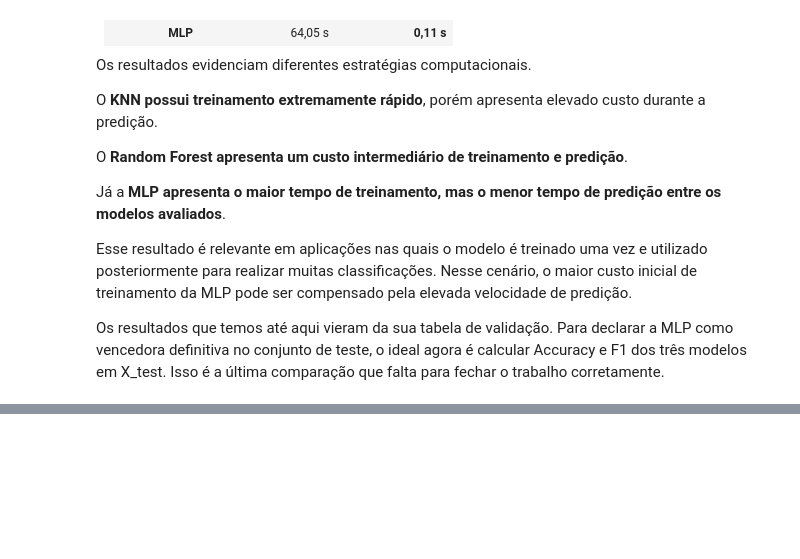
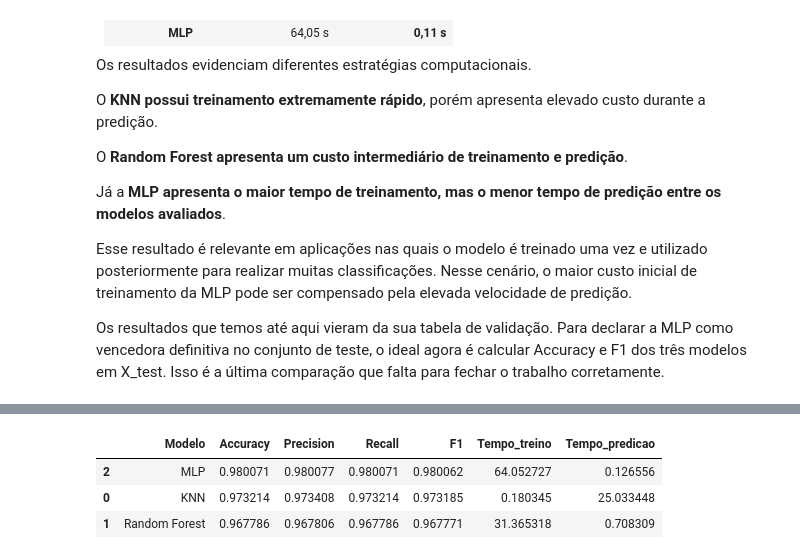
Before and after one commit to MarcioPaiano/SENAI-Miniprojeto-MNIST, a Jupyter notebook: notebook/mnist.ipynb, the cells around one changed output, grey strips where cells are left out. Saved outputs shown, nothing was run; the diff lists cells and outputs as text; code cells hidden in the pictures; blank space fills up the shorter version.

```diff
--- a/notebook/mnist.ipynb
+++ b/notebook/mnist.ipynb
@@ -1146,0 +1237,22 @@ Os resultados que temos até aqui vieram da sua tabela de validação. Para decl
+# %%
+#Mostrando tabela de resultados finais
+df_resultados = pd.DataFrame(
+    resultados_finais
+)
+
+df_resultados = (
+    df_resultados
+    .sort_values(
+        "F1",
+        ascending=False
+    )
+)
+
+display(
+    df_resultados
+)
+# %% [output]
+|  | Modelo | Accuracy | Precision | Recall | F1 | Tempo_treino | Tempo_predicao |
+| 2 | MLP | 0.980071 | 0.980077 | 0.980071 | 0.980062 | 64.052727 | 0.126556 |
+| 0 | KNN | 0.973214 | 0.973408 | 0.973214 | 0.973185 | 0.180345 | 25.033448 |
+| 1 | Random Forest | 0.967786 | 0.967806 | 0.967786 | 0.967771 | 31.365318 | 0.708309 |
```
Also changed, not shown: parts of 10 cells of this notebook, 1 other file.
